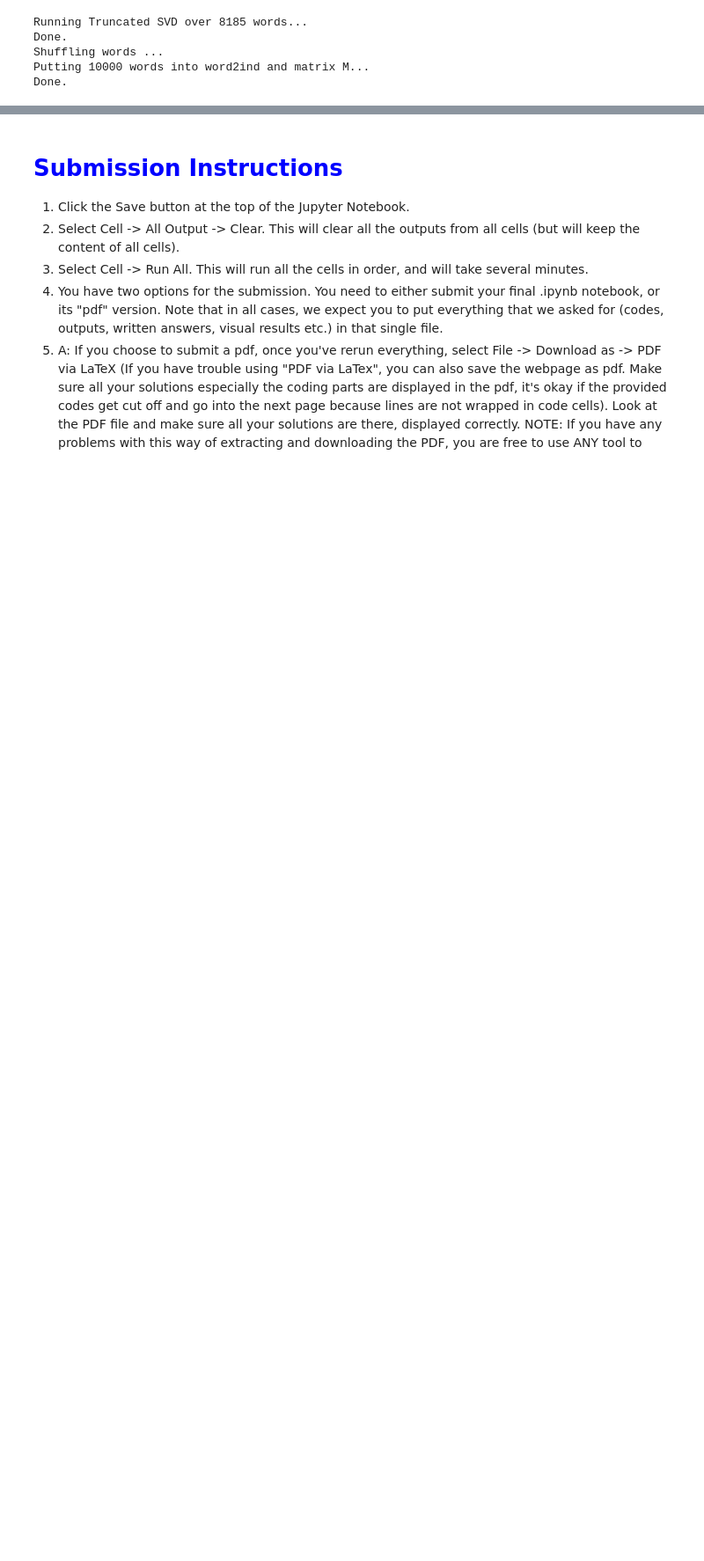
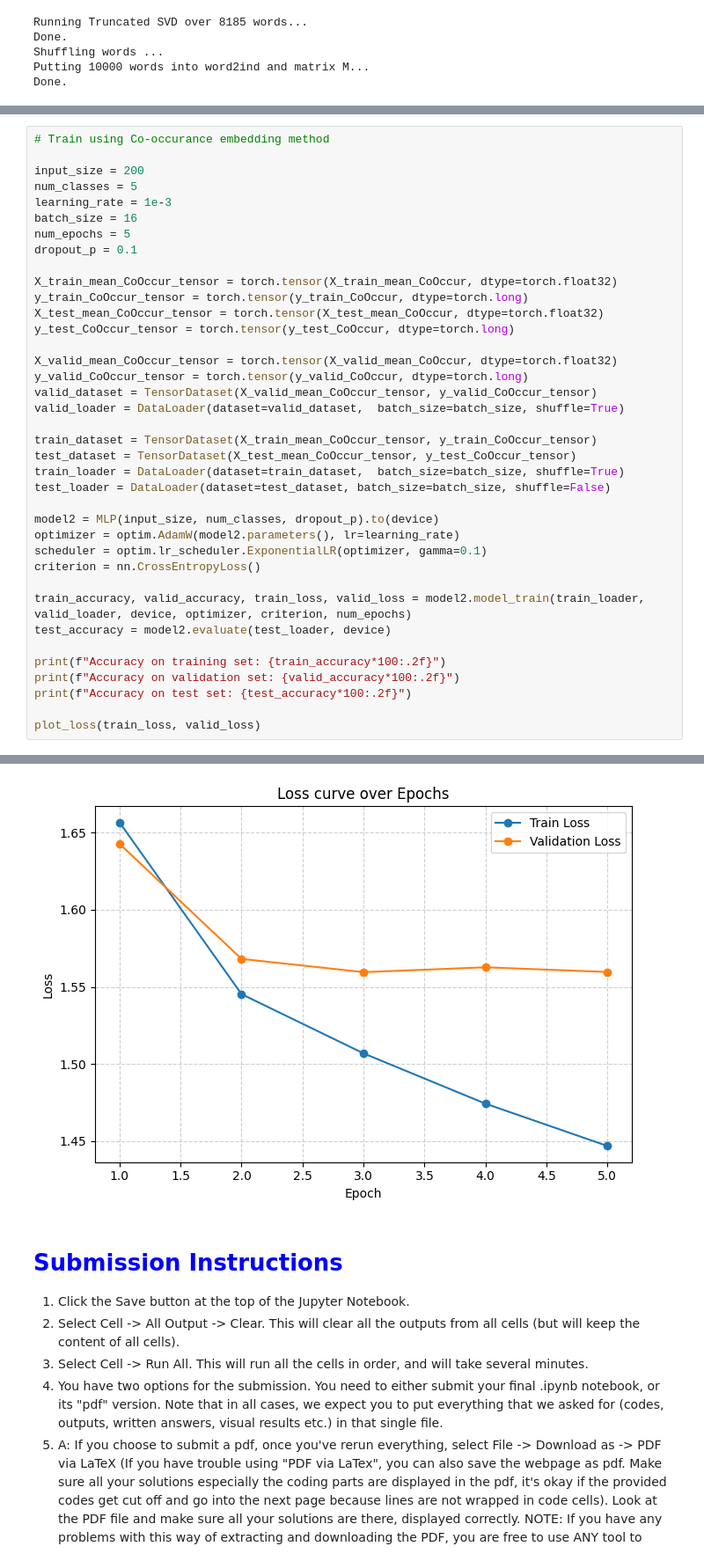
Before and after one commit to koshimbetovv/Deep-Learning-Course, a Jupyter notebook: Assignment 1/assignment1.ipynb, the cells around one changed output, grey strips where cells are left out. Shown at 88% size. Cells and saved outputs as stored; diff of their text form; blank space fills up the shorter version.

```diff
--- a/Assignment 1/assignment1.ipynb
+++ b/Assignment 1/assignment1.ipynb
@@ -1281,0 +1340,39 @@ KeyboardInterrupt:
+# %%
+# Train using Co-occurance embedding method
+
+input_size = 200
+num_classes = 5
+learning_rate = 1e-3
+batch_size = 16
+num_epochs = 5
+dropout_p = 0.1
+
+X_train_mean_CoOccur_tensor = torch.tensor(X_train_mean_CoOccur, dtype=torch.float32)
+y_train_CoOccur_tensor = torch.tensor(y_train_CoOccur, dtype=torch.long)
+X_test_mean_CoOccur_tensor = torch.tensor(X_test_mean_CoOccur, dtype=torch.float32)
+y_test_CoOccur_tensor = torch.tensor(y_test_CoOccur, dtype=torch.long)
+
+X_valid_mean_CoOccur_tensor = torch.tensor(X_valid_mean_CoOccur, dtype=torch.float32)
+y_valid_CoOccur_tensor = torch.tensor(y_valid_CoOccur, dtype=torch.long)
+valid_dataset = TensorDataset(X_valid_mean_CoOccur_tensor, y_valid_CoOccur_tensor)
+valid_loader = DataLoader(dataset=valid_dataset,  batch_size=batch_size, shuffle=True)
+
+train_dataset = TensorDataset(X_train_mean_CoOccur_tensor, y_train_CoOccur_tensor)
+test_dataset = TensorDataset(X_test_mean_CoOccur_tensor, y_test_CoOccur_tensor)
+train_loader = DataLoader(dataset=train_dataset,  batch_size=batch_size, shuffle=True)
+test_loader = DataLoader(dataset=test_dataset, batch_size=batch_size, shuffle=False)
+
+model2 = MLP(input_size, num_classes, dropout_p).to(device)
+optimizer = optim.AdamW(model2.parameters(), lr=learning_rate)
+scheduler = optim.lr_scheduler.ExponentialLR(optimizer, gamma=0.1)
+criterion = nn.CrossEntropyLoss()
+
+train_accuracy, valid_accuracy, train_loss, valid_loss = model2.model_train(train_loader, valid_loader, device, optimizer, criterion, num_epochs)
+test_accuracy = model2.evaluate(test_loader, device)
+
+print(f"Accuracy on training set: {train_accuracy*100:.2f}")
+print(f"Accuracy on validation set: {valid_accuracy*100:.2f}")
+print(f"Accuracy on test set: {test_accuracy*100:.2f}")
+
+plot_loss(train_loss, valid_loss)
+# %% [output]
@@ -1282,3 +1387,4 @@ KeyboardInterrupt:
+[figure, added]
 # %% [markdown]
 # <font color="blue"> Submission Instructions</font>
 
```
Also changed, not shown: parts of 7 cells of this notebook.
